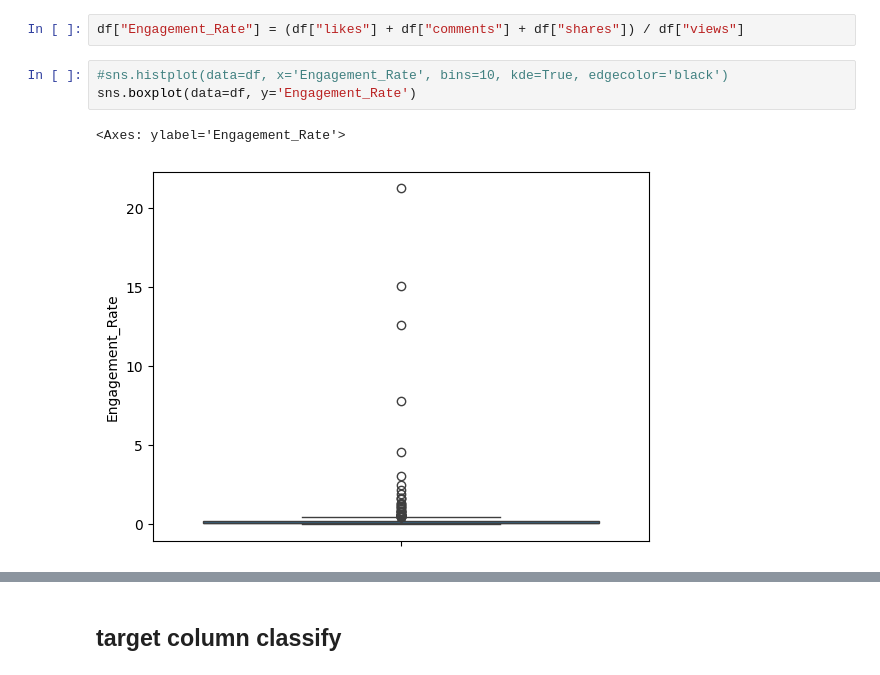
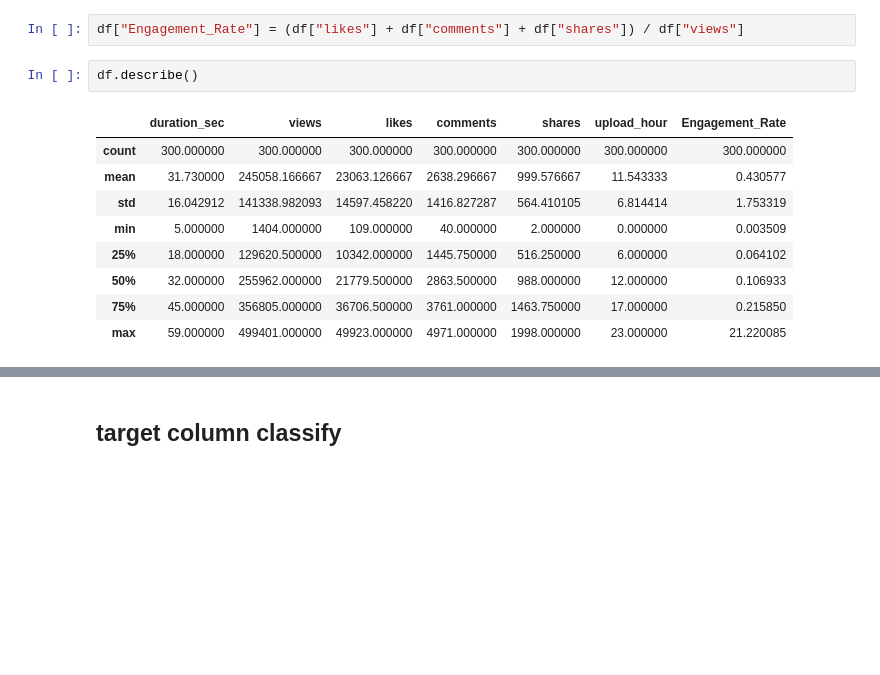
Before and after one commit to nikk-vsr/Scaler-Business-casestudy, a Jupyter notebook: YTshortsperf.ipynb, the cells around one changed output, grey strips where cells are left out. Cells and saved outputs as stored; diff of their text form; blank space fills up the shorter version.

```diff
--- a/YTshortsperf.ipynb
+++ b/YTshortsperf.ipynb
@@ -352,9 +302,15 @@ def run_phase1_eda(df: pd.DataFrame, target_col: Optional[str] = None) -> Dict:
  # Target column preparation
 # %%
 df["Engagement_Rate"] = (df["likes"] + df["comments"] + df["shares"]) / df["views"]
-# %%
-#sns.histplot(data=df, x='Engagement_Rate', bins=10, kde=True, edgecolor='black')
-sns.boxplot(data=df, y='Engagement_Rate')
-# %% [output]
-<Axes: ylabel='Engagement_Rate'>
-[figure, removed]
+# %%
+df.describe()
+# %% [output]
+|  | duration_sec | views | likes | comments | shares | upload_hour | Engagement_Rate |
+| count | 300.000000 | 300.000000 | 300.000000 | 300.000000 | 300.000000 | 300.000000 | 300.000000 |
+| mean | 31.730000 | 245058.166667 | 23063.126667 | 2638.296667 | 999.576667 | 11.543333 | 0.430577 |
+| std | 16.042912 | 141338.982093 | 14597.458220 | 1416.827287 | 564.410105 | 6.814414 | 1.753319 |
+| min | 5.000000 | 1404.000000 | 109.000000 | 40.000000 | 2.000000 | 0.000000 | 0.003509 |
+| 25% | 18.000000 | 129620.500000 | 10342.000000 | 1445.750000 | 516.250000 | 6.000000 | 0.064102 |
+| 50% | 32.000000 | 255962.000000 | 21779.500000 | 2863.500000 | 988.000000 | 12.000000 | 0.106933 |
+| 75% | 45.000000 | 356805.000000 | 36706.500000 | 3761.000000 | 1463.750000 | 17.000000 | 0.215850 |
+| max | 59.000000 | 499401.000000 | 49923.000000 | 4971.000000 | 1998.000000 | 23.000000 | 21.220085 |
```
Also changed, not shown: parts of 51 cells of this notebook.
